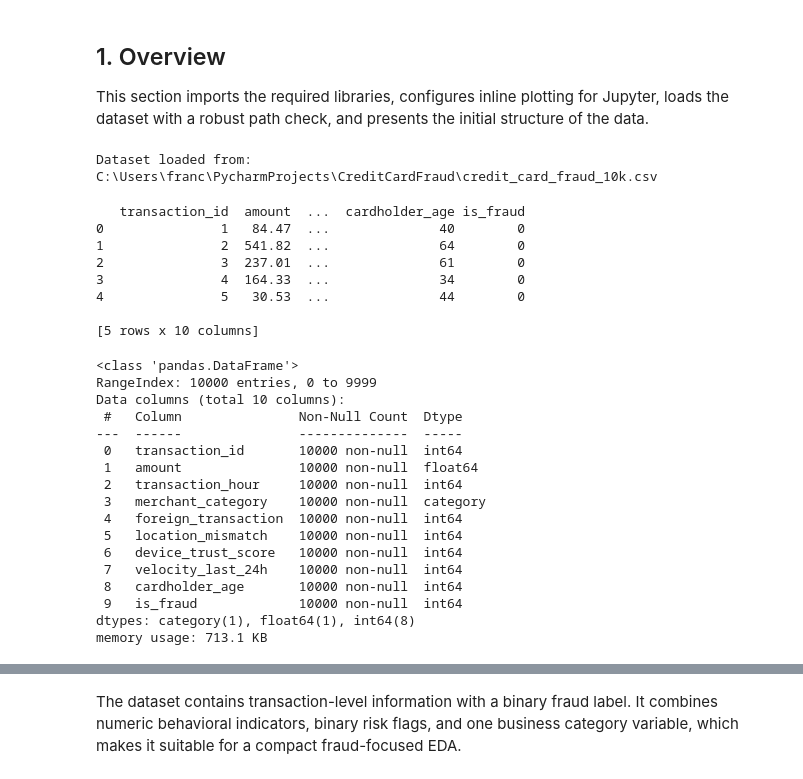
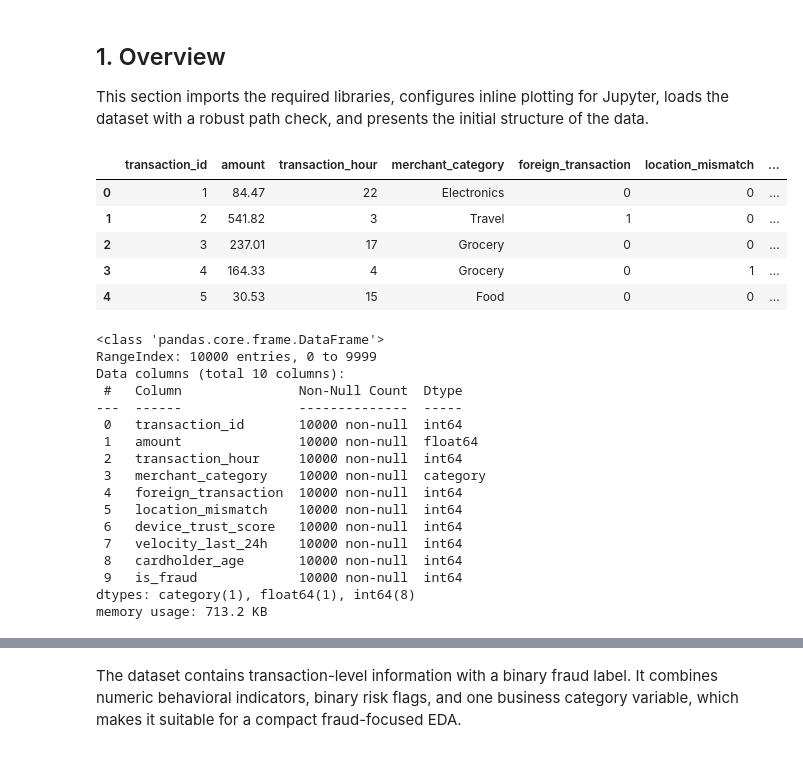
Before and after one commit to novatechclub/Credit_Card_Fraud_Detection, a Jupyter notebook: EDA.ipynb, the cells around one changed output, grey strips where cells are left out. Cells and saved outputs as stored; diff of their text form; code cells hidden in the pictures.

```diff
--- a/EDA.ipynb
+++ b/EDA.ipynb
@@ -80,24 +80,18 @@ def plot_fraud_rate(data, column, color="#E45756"):
     plt.show()
     return fraud_rate
 # %%
-df, data_path = load_dataset()
-df["merchant_category"] = df["merchant_category"].astype("category")
-print(f"Dataset loaded from: {data_path}")
 df.head()
 # %% [output]
-Dataset loaded from: C:\Users\franc\PycharmProjects\CreditCardFraud\credit_card_fraud_10k.csv
-   transaction_id  amount  ...  cardholder_age is_fraud
-0               1   84.47  ...              40        0
-1               2  541.82  ...              64        0
-2               3  237.01  ...              61        0
-3               4  164.33  ...              34        0
-4               5   30.53  ...              44        0
-
-[5 rows x 10 columns]
+|  | transaction_id | amount | transaction_hour | merchant_category | foreign_transaction | location_mismatch | ... |
+| 0 | 1 | 84.47 | 22 | Electronics | 0 | 0 | ... |
+| 1 | 2 | 541.82 | 3 | Travel | 1 | 0 | ... |
+| 2 | 3 | 237.01 | 17 | Grocery | 0 | 0 | ... |
+| 3 | 4 | 164.33 | 4 | Grocery | 0 | 1 | ... |
+| 4 | 5 | 30.53 | 15 | Food | 0 | 0 | ... |
 # %%
 df.info()
 # %% [output]
-<class 'pandas.DataFrame'>
+<class 'pandas.core.frame.DataFrame'>
 RangeIndex: 10000 entries, 0 to 9999
 Data columns (total 10 columns):
  #   Column               Non-Null Count  Dtype
@@ -113,7 +107,7 @@ Data columns (total 10 columns):
  8   cardholder_age       10000 non-null  int64
  9   is_fraud             10000 non-null  int64
 dtypes: category(1), float64(1), int64(8)
-memory usage: 713.1 KB
+memory usage: 713.2 KB
 # %%
 df.describe(include="all").transpose()
 # %% [output]
```
Also changed, not shown: parts of 5 cells of this notebook.
